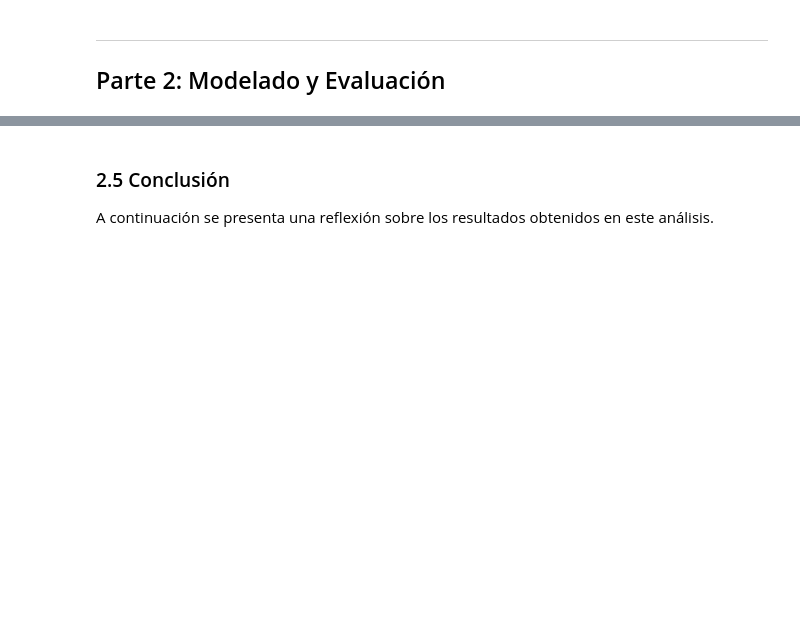
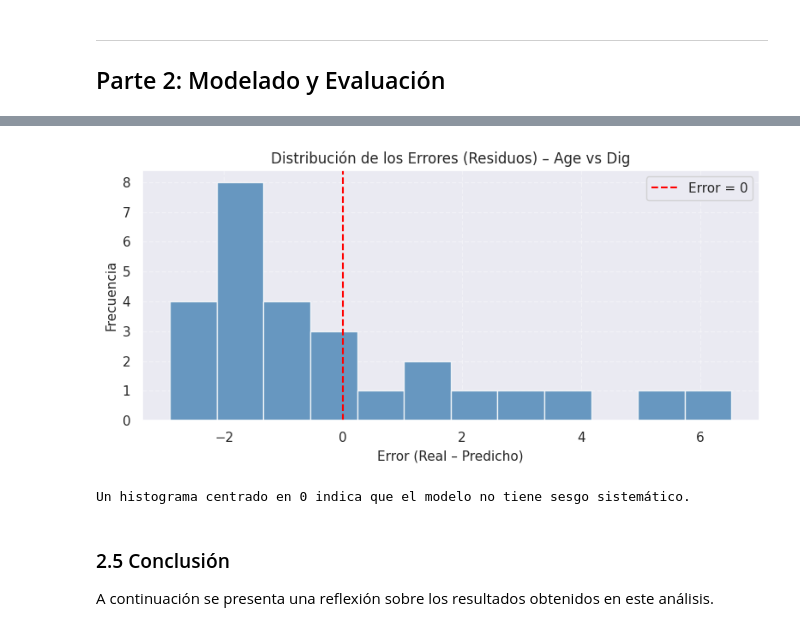
Before and after one commit to lupitaarpide/Ciencia-de-datos, a Jupyter notebook: Semana4/Actividad3/Actividad3.ipynb, the cells around one changed output, grey strips where cells are left out. Cells and saved outputs as stored; diff of their text form; code cells hidden in the pictures; blank space fills up the shorter version.

```diff
--- a/Semana4/Actividad3/Actividad3.ipynb
+++ b/Semana4/Actividad3/Actividad3.ipynb
@@ -289,18 +427,21 @@ print(f"  El modelo explica el {r2*100:.1f}% de la variación en los puntos de a
 # %%
 # Distribución de los errores (residuos)
 residuos = y_test.values - y_pred
 
 plt.figure(figsize=(8, 4))
 plt.hist(residuos, bins=12, color="steelblue", edgecolor="white", alpha=0.8)
 plt.axvline(0, color="red", linestyle="--", linewidth=1.5, label="Error = 0")
 plt.xlabel("Error (Real – Predicho)", fontsize=11)
 plt.ylabel("Frecuencia", fontsize=11)
-plt.title("Distribución de los Errores (Residuos)", fontsize=12)
+plt.title("Distribución de los Errores (Residuos) – Age vs Dig", fontsize=12)
 plt.legend()
 plt.grid(True, linestyle="--", alpha=0.4)
 plt.tight_layout()
 plt.show()
 print("Un histograma centrado en 0 indica que el modelo no tiene sesgo sistemático.")
+# %% [output]
+[figure, added]
+Un histograma centrado en 0 indica que el modelo no tiene sesgo sistemático.
 # %% [markdown]
 ### 2.5 Conclusión
 
```
Also changed, not shown: parts of 28 cells of this notebook, 1 other file.
